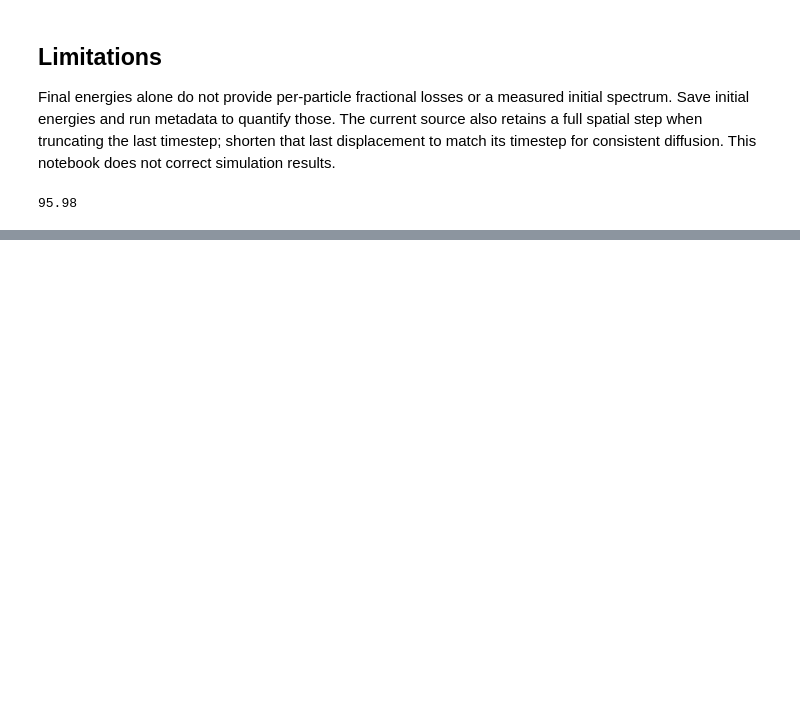
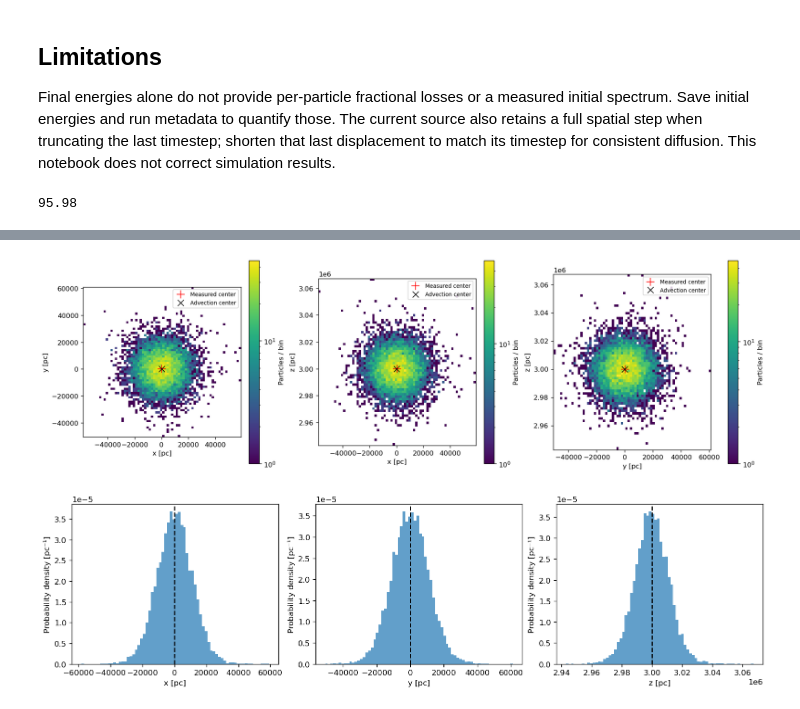
Before and after one commit to Chao-Ming-Li/CR_transport, a Jupyter notebook: Monte Carlo/hadronic_loss_analysis.ipynb, the cells around one changed output, grey strips where cells are left out. Cells and saved outputs as stored; diff of their text form; code cells hidden in the pictures; blank space fills up the shorter version.

```diff
--- a/Monte Carlo/hadronic_loss_analysis.ipynb
+++ b/Monte Carlo/hadronic_loss_analysis.ipynb
@@ -162,0 +217,19 @@ Final energies alone do not provide per-particle fractional losses or a measured
+# %%
+fig, axes = plt.subplots(1, 3, figsize=(15, 4.5), constrained_layout=True)
+for ax, (a, b) in zip(axes, [(0, 1), (0, 2), (1, 2)]):
+    h = ax.hist2d(positions[:, a], positions[:, b], bins=70, norm=LogNorm(), cmin=1)
+    ax.plot(mean[a], mean[b], 'r+', ms=12, label='Measured center')
+    ax.plot(center[a], center[b], 'kx', ms=9, label='Advection center')
+    ax.set(xlabel=f'{"xyz"[a]} [pc]', ylabel=f'{"xyz"[b]} [pc]', aspect='equal')
+    ax.legend(fontsize=8)
+    fig.colorbar(h[3], ax=ax, label='Particles / bin')
+plt.show()
+fig, axes = plt.subplots(1, 3, figsize=(13, 3.5), constrained_layout=True)
+for j, ax in enumerate(axes):
+    ax.hist(positions[:, j], bins=70, density=True, alpha=0.7)
+    ax.axvline(center[j], color='k', linestyle='--')
+    ax.set(xlabel=f'{"xyz"[j]} [pc]', ylabel='Probability density [pc⁻¹]')
+plt.show()
+# %% [output]
+[figure, added]
+[figure, added]
```
Also changed, not shown: parts of 6 cells of this notebook, 5 other files.
